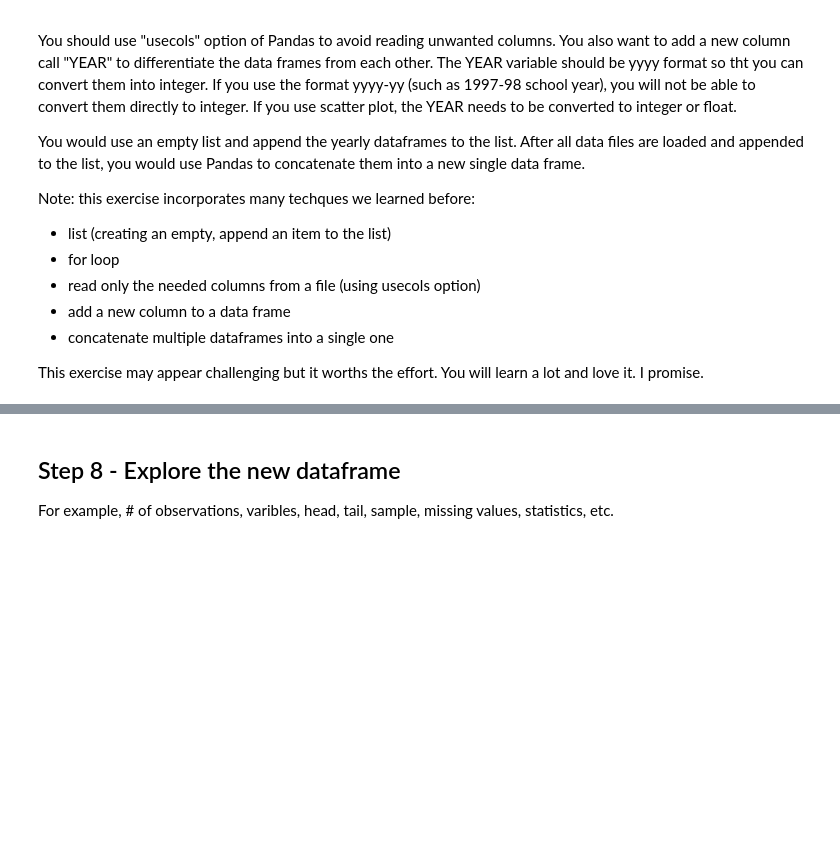
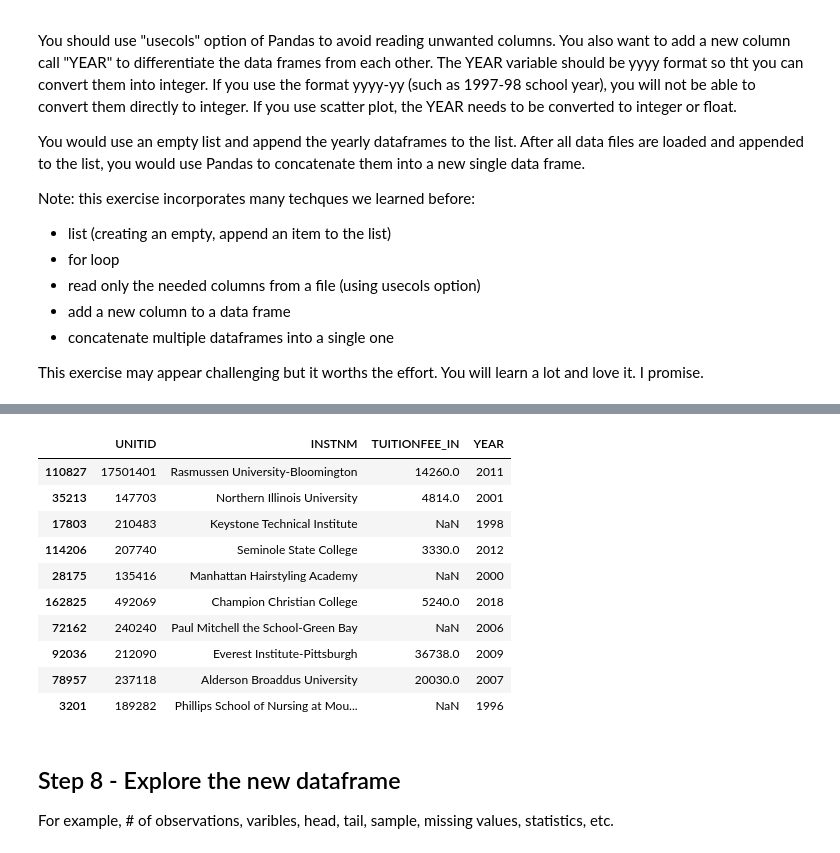
Before and after one commit to davidsadovy/data690_fall2022, a Jupyter notebook: assignment_06/assignment_06.ipynb, the cells around one changed output, grey strips where cells are left out. Saved outputs shown, nothing was run; the diff lists cells and outputs as text; code cells hidden in the pictures; blank space fills up the shorter version.

```diff
--- a/assignment_06/assignment_06.ipynb
+++ b/assignment_06/assignment_06.ipynb
@@ -117,3 +246,17 @@ This exercise may appear challenging but it worths the effort. You will learn a
+# %%
+df_all.sample(10)
+# %% [output]
+|  | UNITID | INSTNM | TUITIONFEE_IN | YEAR |
+| 110827 | 17501401 | Rasmussen University-Bloomington | 14260.0 | 2011 |
+| 35213 | 147703 | Northern Illinois University | 4814.0 | 2001 |
+| 17803 | 210483 | Keystone Technical Institute | NaN | 1998 |
+| 114206 | 207740 | Seminole State College | 3330.0 | 2012 |
+| 28175 | 135416 | Manhattan Hairstyling Academy | NaN | 2000 |
+| 162825 | 492069 | Champion Christian College | 5240.0 | 2018 |
+| 72162 | 240240 | Paul Mitchell the School-Green Bay | NaN | 2006 |
+| 92036 | 212090 | Everest Institute-Pittsburgh | 36738.0 | 2009 |
+| 78957 | 237118 | Alderson Broaddus University | 20030.0 | 2007 |
+| 3201 | 189282 | Phillips School of Nursing at Mou... | NaN | 1996 |
 # %% [markdown]
 ## Step 8 - Explore the new dataframe
 
```
Also changed, not shown: parts of 15 cells of this notebook.
